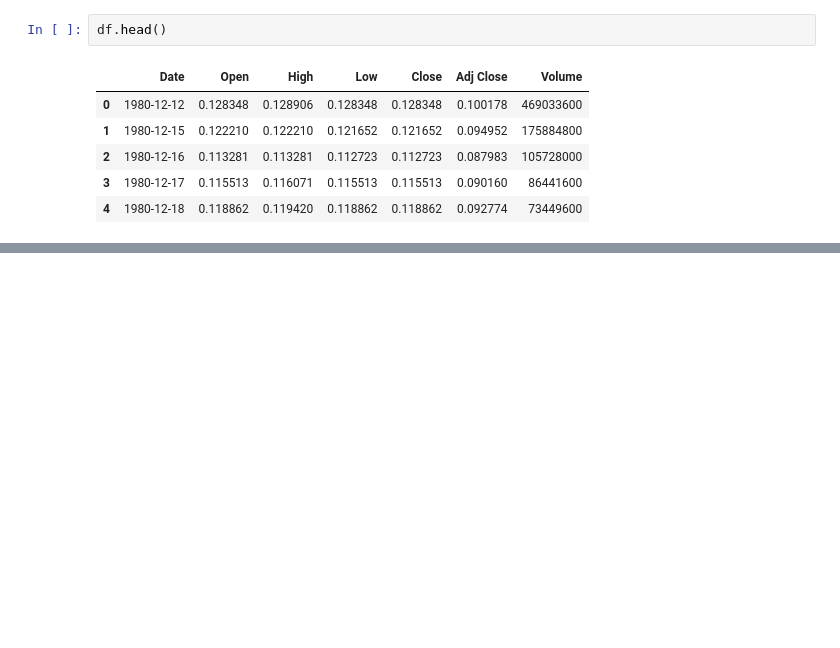
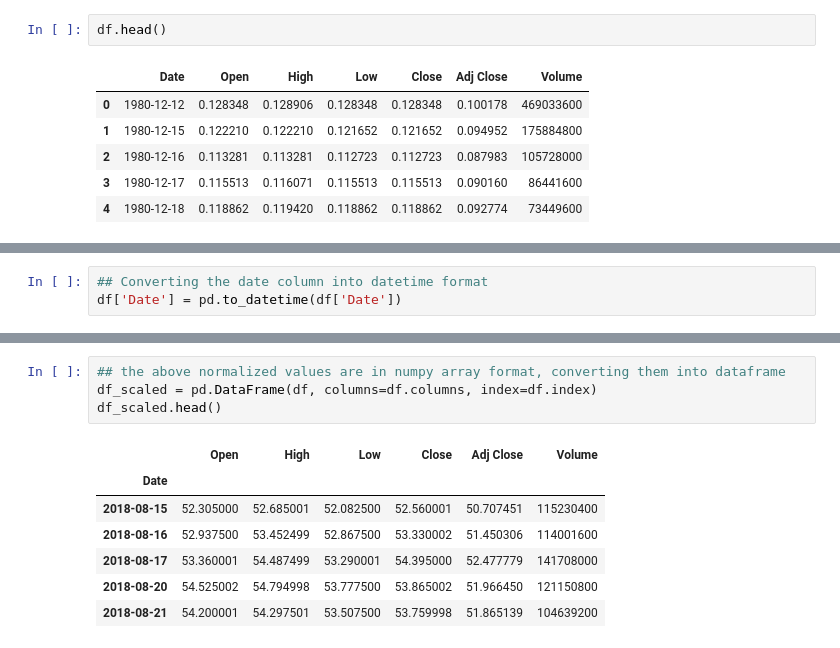
Before and after one commit to harishmaharshi30/walgreens-lstm-forecast, a Jupyter notebook: Multivariate Time Series Forecasting Using LSTM.ipynb, the cells around one changed output, grey strips where cells are left out. Drawn from its saved outputs; the diff is of its cells as text; blank space fills up the shorter version.

```diff
--- a/Multivariate Time Series Forecasting Using LSTM.ipynb
+++ b/Multivariate Time Series Forecasting Using LSTM.ipynb
@@ -46,0 +61,3 @@ memory usage: 572.6+ KB
+# %%
+## Converting the date column into datetime format
+df['Date'] = pd.to_datetime(df['Date'])
@@ -46,0 +129,12 @@ memory usage: 572.6+ KB
+# %%
+## the above normalized values are in numpy array format, converting them into dataframe
+df_scaled = pd.DataFrame(df, columns=df.columns, index=df.index)
+df_scaled.head()
+# %% [output]
+|  | Open | High | Low | Close | Adj Close | Volume |
+| Date |  |  |  |  |  |  |
+| 2018-08-15 | 52.305000 | 52.685001 | 52.082500 | 52.560001 | 50.707451 | 115230400 |
+| 2018-08-16 | 52.937500 | 53.452499 | 52.867500 | 53.330002 | 51.450306 | 114001600 |
+| 2018-08-17 | 53.360001 | 54.487499 | 53.290001 | 54.395000 | 52.477779 | 141708000 |
+| 2018-08-20 | 54.525002 | 54.794998 | 53.777500 | 53.865002 | 51.966450 | 121150800 |
+| 2018-08-21 | 54.200001 | 54.297501 | 53.507500 | 53.759998 | 51.865139 | 104639200 |
```
Also changed, not shown: parts of 19 cells of this notebook.
